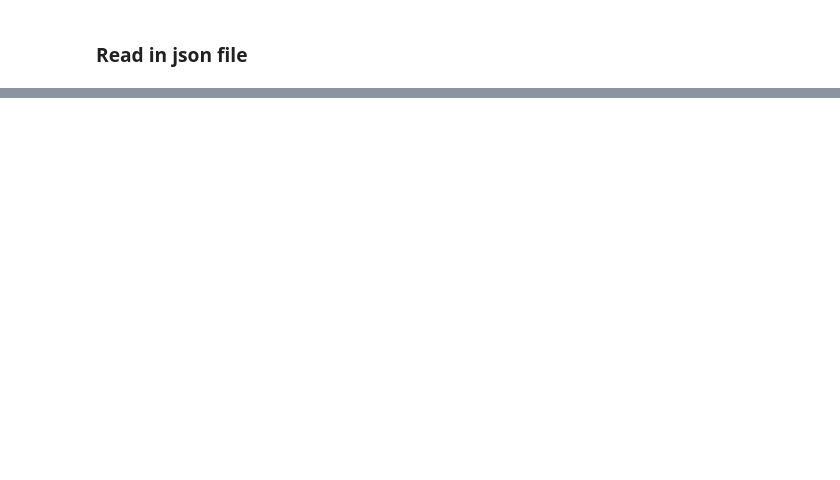
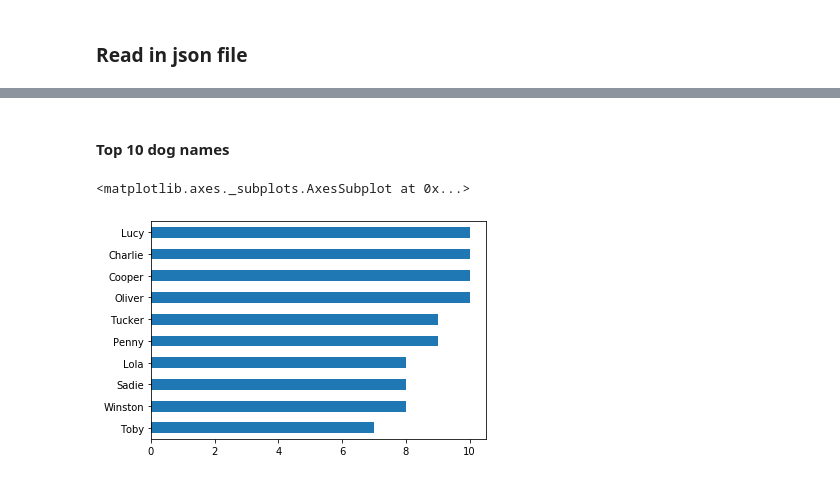
Before and after one commit to rodbaker/Wrangle-and-Analyze-Data, a Jupyter notebook: notebooks/wrangle_act.ipynb, the cells around one changed output, grey strips where cells are left out. Cells and saved outputs as stored; diff of their text form; code cells hidden in the pictures; blank space fills up the shorter version.

```diff
--- a/notebooks/wrangle_act.ipynb
+++ b/notebooks/wrangle_act.ipynb
@@ -241,0 +645,7 @@ data[1]
+# %% [markdown]
+#### Top 10  dog names
+# %%
+df.name.value_counts().head(10).sort_values().plot(kind='barh')
+# %% [output]
+<matplotlib.axes._subplots.AxesSubplot at 0x...>
+[figure, added]
```
Also changed, not shown: parts of 119 cells of this notebook, 12 other files.
